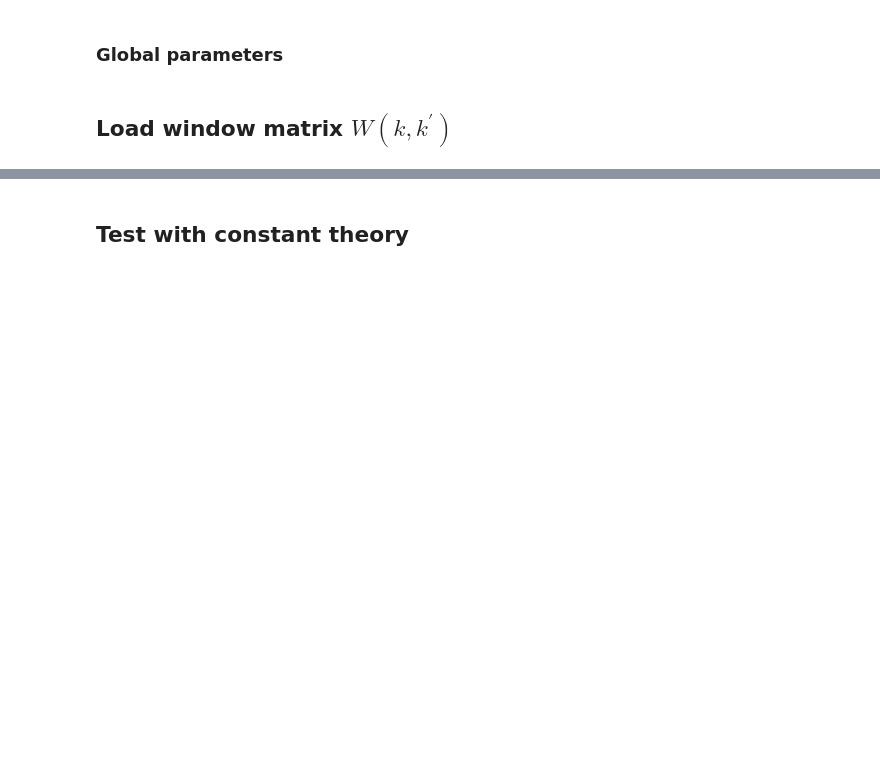
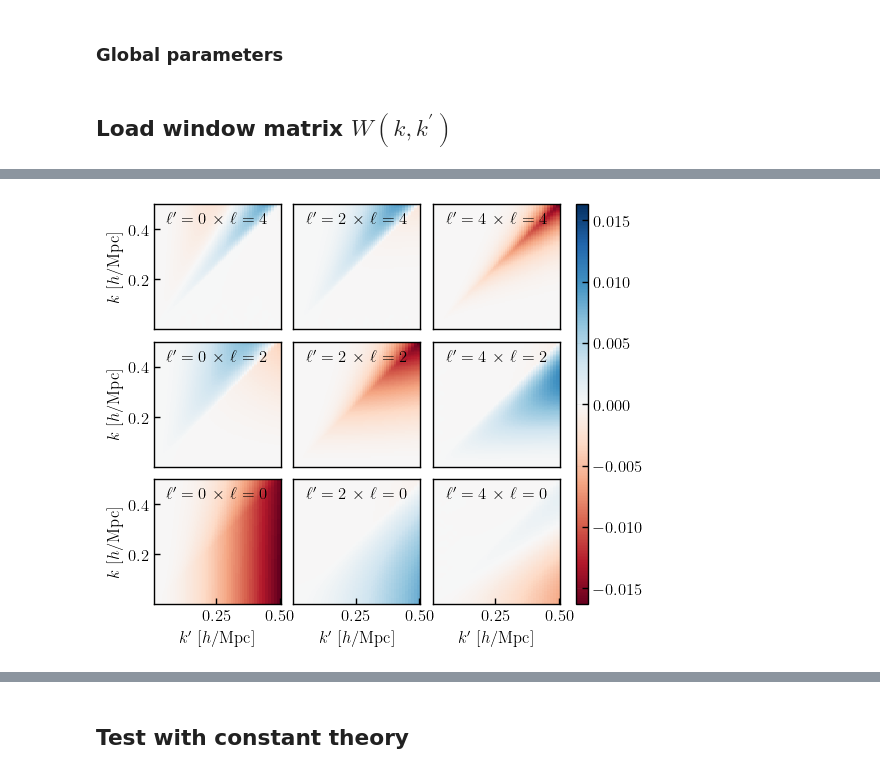
Before and after one commit to mathildepinon/desi-fiber-collisions, a Jupyter notebook: nb/wmatrix_plots.ipynb, the cells around one changed output, grey strips where cells are left out. Saved outputs shown, nothing was run; the diff lists cells and outputs as text; code cells hidden in the pictures; blank space fills up the shorter version.

```diff
--- a/nb/wmatrix_plots.ipynb
+++ b/nb/wmatrix_plots.ipynb
@@ -97,0 +103,12 @@ plt.show()
+# %%
+diff = [[a_cut - a for a, a_cut in zip(b, b_cut)] for b, b_cut in zip(wm.unpacked(), wm_cut.unpacked())]
+
+from matplotlib import colors
+divnorm=colors.CenteredNorm()
+
+plot_matrix(diff, figsize=(5, 5), norm=divnorm, x1=wm.xin, x2=wm.xout, xlabel1=r'$k^\prime$ [$h/\mathrm{Mpc}$]', xlabel2=r'$k$ [$h/\mathrm{Mpc}$]',
+            barlabel=None, label1=[r'$\ell^\prime = {:d}$'.format(proj.ell) for proj in wm.projsin], label2=[r'$\ell = {:d}$'.format(proj.ell) for proj in wm.projsout])
+plt.savefig(os.path.join(plots_dir, version, 'wmatrix_{}cut{}_diff_{}_{}_z{:.2f}-{:.2f}_ktmax{}.png'.format('rp' if rpcut else 'theta', max(rpcut, thetacut), tracer, region, zrange[0], zrange[1], ktmax)), dpi=300)
+plt.show()
+# %% [output]
+[figure, added]
```
Also changed, not shown: parts of 10 cells of this notebook.
